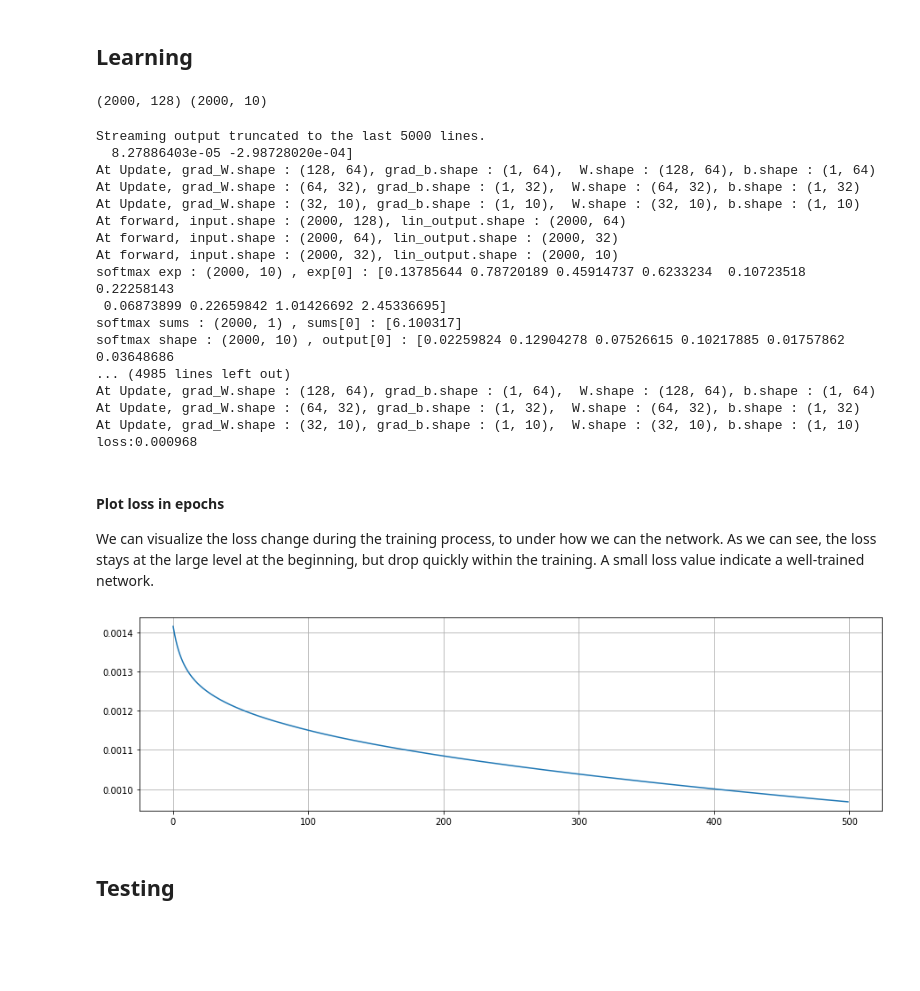
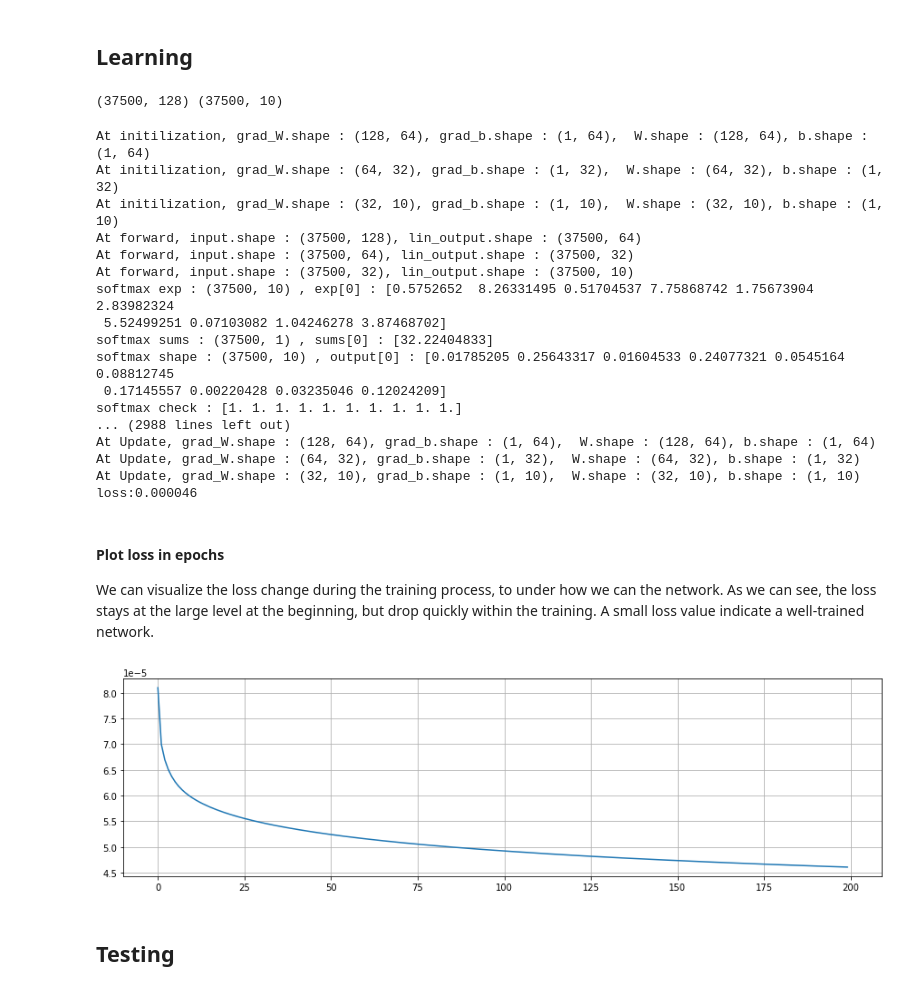
Before and after one commit to ndesai187/DL-Ass1, a Jupyter notebook: Ass1_merged_ND.ipynb, the cells around one changed output. Cells and saved outputs as stored; diff of their text form; code cells hidden in the pictures; blank space fills up the shorter version.

```diff
--- a/Ass1_merged_ND.ipynb
+++ b/Ass1_merged_ND.ipynb
@@ -476,51 +474,56 @@ class MLP:
     # we can use predict function to predict the results of new data using the trained network.
     def predict(self, x):
         x = np.array(x)
-        output = np.zeros(x.shape[0])
+        output = np.zeros((x.shape[0], 10)) # for 10 output classes
+        print("At predict, output initial shape : {}, predict input share : {}".format(output.shape, x.shape))
         for i in np.arange(x.shape[0]):
+            # output_prob = self.forward(x[i,:])
+            # output[i] = np.argmax(output_prob)
             output[i] = self.forward(x[i,:])
         return output
 # %% [markdown]
 ## Learning
 # %%
 ### Test subset of training set
-input_sample_x = train_data[:2000, ]
-input_sample_y = y_train_label[:2000,]
+# input_sample_x = train_data[:10000, ]
+# input_sample_y = y_train_label[:10000,]
+input_sample_x = train_data
+input_sample_y = y_train_label
 print(input_sample_x.shape, input_sample_y.shape)
 # %% [output]
-(2000, 128) (2000, 10)
+(37500, 128) (37500, 10)
 # %%
 ### Try different learning rate and epochs
 nn = MLP([128,64,32,10], [None,'relu','relu', 'softmax'])
-MSE = nn.fit(input_sample_x, input_sample_y , learning_rate=0.01, epochs=500)
-print('loss:%f'%MSE[-1])
+logLoss = nn.fit(input_sample_x, input_sample_y , learning_rate=0.1, epochs=200)
+print('loss:%f'%logLoss[-1])
 # %% [output]
-Streaming output truncated to the last 5000 lines.
-  8.27886403e-05 -2.98728020e-04]
+At initilization, grad_W.shape : (128, 64), grad_b.shape : (1, 64),  W.shape : (128, 64), b.shape : (1, 64)
+At initilization, grad_W.shape : (64, 32), grad_b.shape : (1, 32),  W.shape : (64, 32), b.shape : (1, 32)
+At initilization, grad_W.shape : (32, 10), grad_b.shape : (1, 10),  W.shape : (32, 10), b.shape : (1, 10)
+At forward, input.shape : (37500, 128), lin_output.shape : (37500, 64)
+At forward, input.shape : (37500, 64), lin_output.shape : (37500, 32)
+At forward, input.shape : (37500, 32), lin_output.shape : (37500, 10)
+softmax exp : (37500, 10) , exp[0] : [0.5752652  8.26331495 0.51704537 7.75868742 1.75673904 2.83982324
+ 5.52499251 0.07103082 1.04246278 3.87468702]
+softmax sums : (37500, 1) , sums[0] : [32.22404833]
+softmax shape : (37500, 10) , output[0] : [0.01785205 0.25643317 0.01604533 0.24077321 0.0545164  0.08812745
+ 0.17145557 0.00220428 0.03235046 0.12024209]
+softmax check : [1. 1. 1. 1. 1. 1. 1. 1. 1. 1.]
+... (2988 lines left out)
 At Update, grad_W.shape : (128, 64), grad_b.shape : (1, 64),  W.shape : (128, 64), b.shape : (1, 64)
 At Update, grad_W.shape : (64, 32), grad_b.shape : (1, 32),  W.shape : (64, 32), b.shape : (1, 32)
 At Update, grad_W.shape : (32, 10), grad_b.shape : (1, 10),  W.shape : (32, 10), b.shape : (1, 10)
-At forward, input.shape : (2000, 128), lin_output.shape : (2000, 64)
-At forward, input.shape : (2000, 64), lin_output.shape : (2000, 32)
-At forward, input.shape : (2000, 32), lin_output.shape : (2000, 10)
-softmax exp : (2000, 10) , exp[0] : [0.13785644 0.78720189 0.45914737 0.6233234  0.10723518 0.22258143
- 0.06873899 0.22659842 1.01426692 2.45336695]
-softmax sums : (2000, 1) , sums[0] : [6.100317]
-softmax shape : (2000, 10) , output[0] : [0.02259824 0.12904278 0.07526615 0.10217885 0.01757862 0.03648686
-... (4985 lines left out)
-At Update, grad_W.shape : (128, 64), grad_b.shape : (1, 64),  W.shape : (128, 64), b.shape : (1, 64)
-At Update, grad_W.shape : (64, 32), grad_b.shape : (1, 32),  W.shape : (64, 32), b.shape : (1, 32)
-At Update, grad_W.shape : (32, 10), grad_b.shape : (1, 10),  W.shape : (32, 10), b.shape : (1, 10)
-loss:0.000968
+loss:0.000046
 # %% [markdown]
 #### Plot loss in epochs
 We can visualize the loss change during the training process, to under how we can the network. As we can see, the loss stays at the large level at the beginning, but drop quickly within the training. A small loss value indicate a well-trained network.
 # %%
 pl.figure(figsize=(15,4))
-pl.plot(MSE)
+pl.plot(logLoss)
 pl.grid()
 # %% [output]
-[figure, old version]
+[figure, new version]
 # %% [markdown]
 ## Testing
 # %%
```
Also changed, not shown: parts of 8 cells of this notebook.
